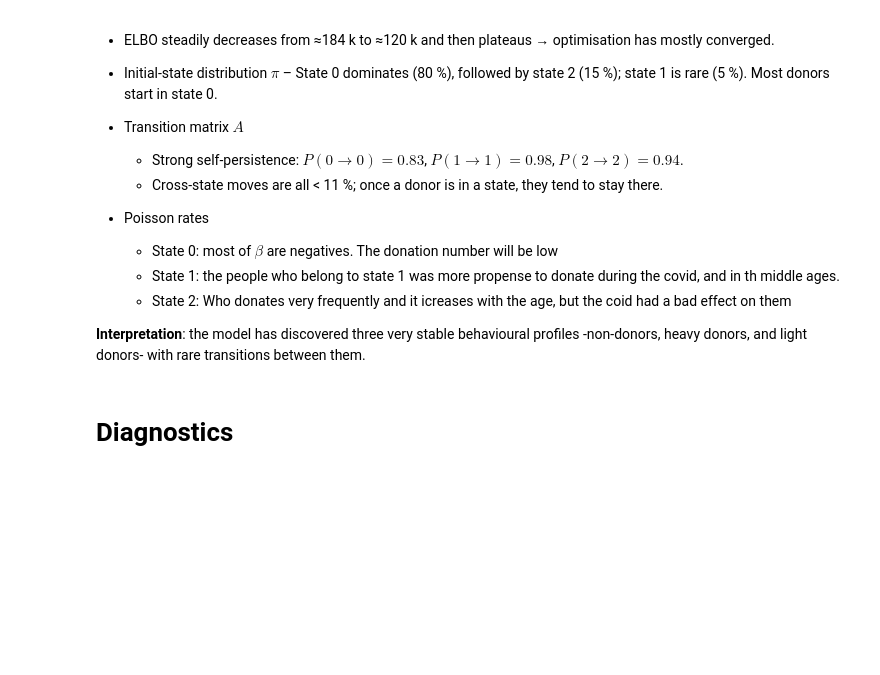
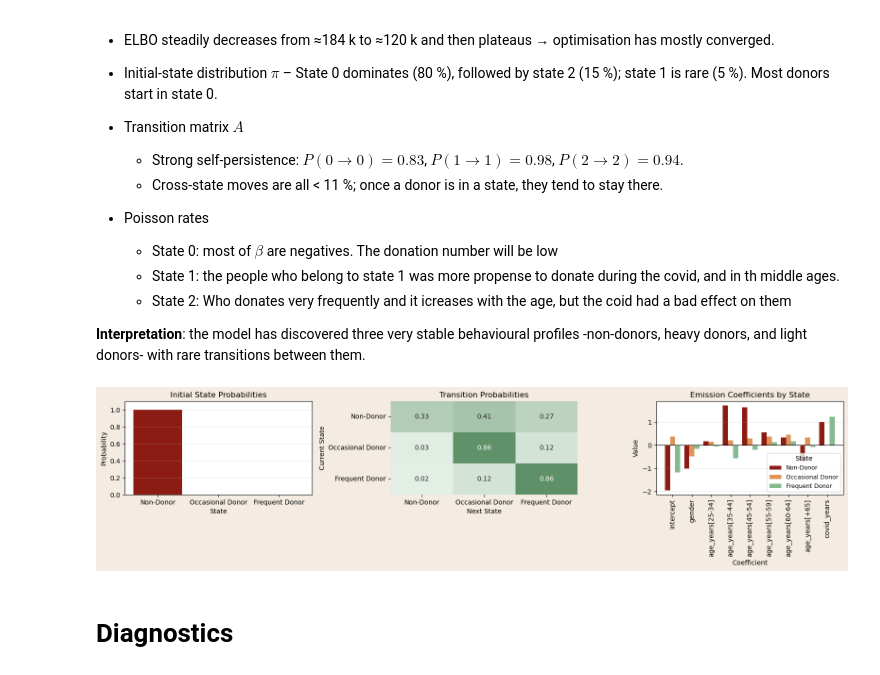
Before and after one commit to erikdeluca/Blood-Donors, a Jupyter notebook: notebooks/Bayesian HMM GLM - improved.ipynb, the cells around one changed output. Saved outputs shown, nothing was run; the diff lists cells and outputs as text; code cells hidden in the pictures; blank space fills up the shorter version.

```diff
--- a/notebooks/Bayesian HMM GLM - improved.ipynb
+++ b/notebooks/Bayesian HMM GLM - improved.ipynb
@@ -198,23 +220,15 @@ cov_names_pi = [
     "intercept",
     "first_donation_year",
     "birth_year_norm",
-    "gender_code"
+    "donations_py",
+    "gender_code",
 ]
-# cov_names_pi = [
-#     "intercept",
-#     "birth_year_norm",
-#     "gender_code"
-# ]
 
+# create column names for ages binned
+age_fac_cols = hmm_pl.expand_factor_names("age_years", age_years_levels, ref_level=ref_age_level)
 
-age_fac_cols = hmm_pl.expand_factor_names("age_years", age_years_levels, ref_level=ref_age_level)
-cov_names_A = ["intercept"] + age_fac_cols + ["covid_years"]
-# cov_names_A = ["intercept"] + ["covid_years"]
-
-em_age_fac_cols = hmm_pl.expand_factor_names("age_years", age_years_levels, ref_level=ref_age_level)
-# cov_names_em = ["intercept", "gender"] +  ["covid_years"]
-# cov_names_em = ["intercept", "gender", "ages_squared" + "ages" + "covid_years"]
-cov_names_em = ["intercept", "gender"] + em_age_fac_cols + ["covid_years"] + ["donations_py"]
+cov_names_A = ["intercept"] + age_fac_cols + ["covid_years"] + ["donations_py"]
+cov_names_em = ["intercept", "gender"] + age_fac_cols + ["covid_years"]
 # %% [markdown]
 # Model
 
@@ -388,43 +414,38 @@ W_pi, W_A, pi_base, A_base, beta_em = hmm_glm.load_hmm_params(here("models/hmm_g
 # %%
 def softmax_row(v):
     e = np.exp(v - np.max(v, axis=-1, keepdims=True))
     return e / e.sum(axis=-1, keepdims=True)
 
 # 2) Covariate means
 x_mean_pi = cov_init_torch.mean(dim=0).detach().cpu().numpy()        # (C_pi,)
 x_mean_A  = cov_tran_torch.mean(dim=(0, 1)).detach().cpu().numpy()   # (C_A,)
 
 # 3) Mean initial probs and transitions under average covariates
 logits_pi = np.log(pi_base + 1e-30) + W_pi @ x_mean_pi
 pi_mean   = softmax_row(logits_pi[None, :]).ravel() # ravel flats the dimensions from (1,N) to (N)
 
 K = pi_mean.shape[0]
 A_mean = np.zeros((K, K))
 for k in range(K):
     logits_row = np.log(A_base[k] + 1e-30) + (W_A[k] @ x_mean_A)
     A_mean[k] = softmax_row(logits_row[None, :]).ravel()
 
-# 4) Names
-state_names = [f"State {i}" for i in range(K)]
-
-# Infer emission coefficient names from beta_em shape
-# C_em = beta_em.shape[1] - 1  # exclude intercept
-# coeff_names = [f"feat{i}" for i in range(C_em)] # TODO #5 change coeff_names
-include_intercept = True
-
-# Optional check: ensure consistency with covariate tensor
-if 'cov_emiss_torch' in globals():
-    C_em_from_tensor = int(cov_emiss_torch.shape[-1])
-    if C_em_from_tensor != C_em:
-        print(f"Warning: beta_em has {C_em} coefficients, but cov_emission tensor has {C_em_from_tensor} features.")
+state_names = {
+    0: "Non-Donor",
+    1: "Occasional Donor",
+    2: "Frequent Donor",
+}
 
 plots = hmm_pl.plot_hmm_params_with_coeffs(
     transitions=A_mean,
     initial_probs=pi_mean,
     beta_em=beta_em,
-    state_names=state_names,
+    state_names=state_names.values(),
     coeff_names=cov_names_em,
+    show=True
 )
+# %% [output]
+[figure, added]
 # %% [markdown]
 # Diagnostics
 # %% [markdown]
```
Also changed, not shown: parts of 30 cells of this notebook, 14 other files.
